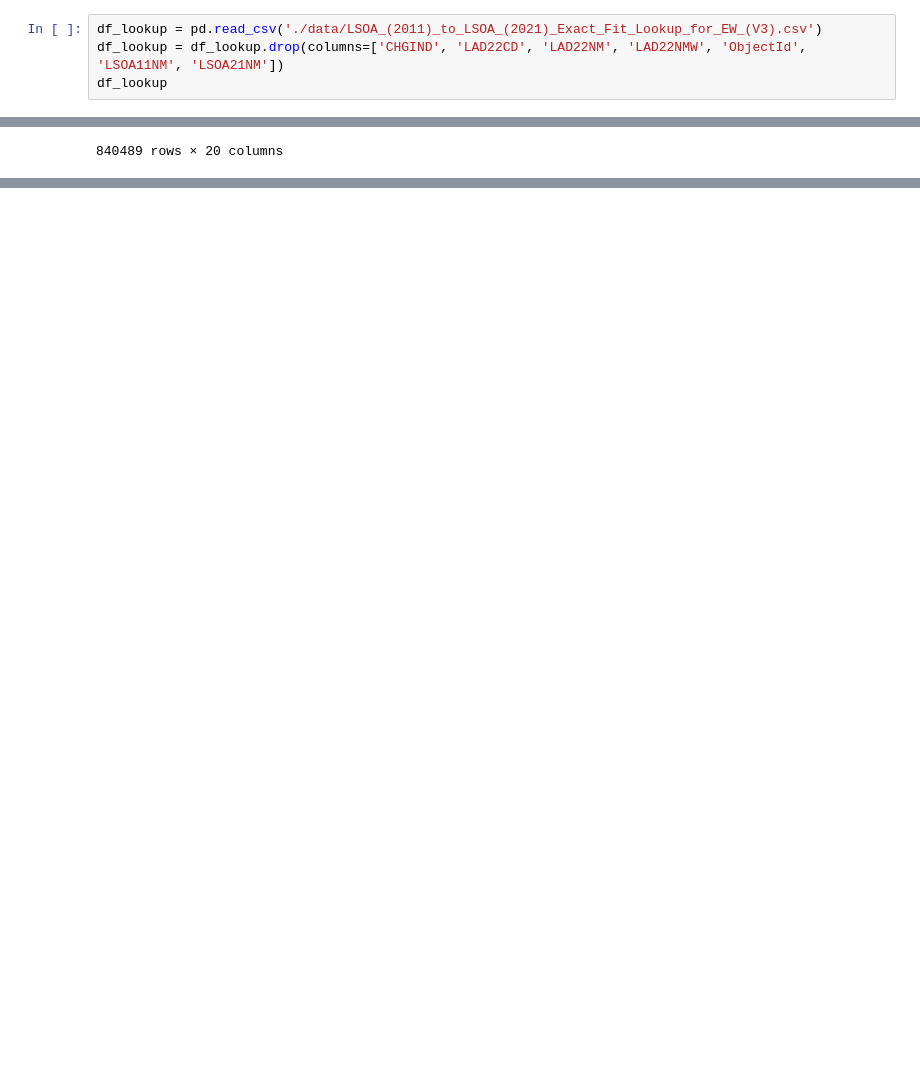
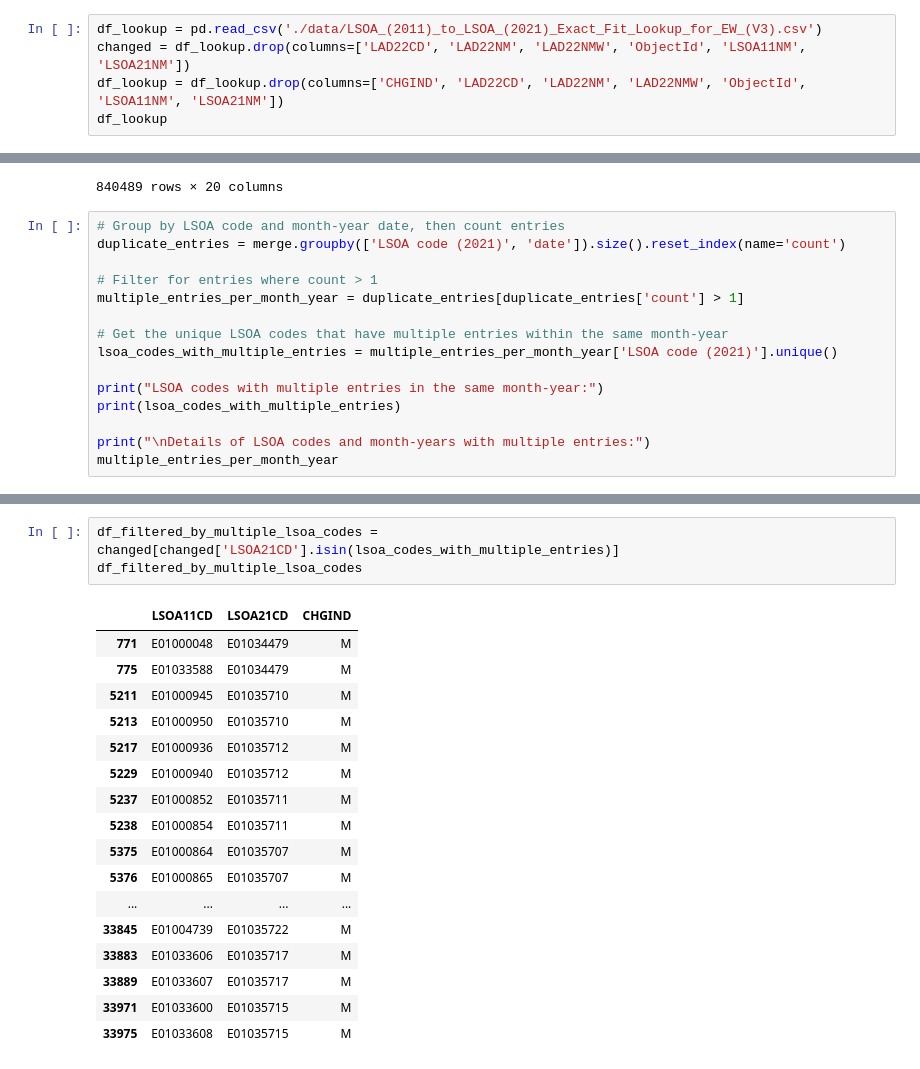
Before and after one commit to skyrimer/ARWCASP, a Jupyter notebook: Merge.ipynb, the cells around one changed output, grey strips where cells are left out. Drawn from its saved outputs; the diff is of its cells as text; blank space fills up the shorter version.

```diff
--- a/Merge.ipynb
+++ b/Merge.ipynb
@@ -303,6 +303,7 @@ street['period'].max()
 Period('2025-03', 'M')
 # %%
 df_lookup = pd.read_csv('./data/LSOA_(2011)_to_LSOA_(2021)_Exact_Fit_Lookup_for_EW_(V3).csv')
+changed = df_lookup.drop(columns=['LAD22CD', 'LAD22NM', 'LAD22NMW', 'ObjectId', 'LSOA11NM', 'LSOA21NM'])
 df_lookup = df_lookup.drop(columns=['CHGIND', 'LAD22CD', 'LAD22NM', 'LAD22NMW', 'ObjectId', 'LSOA11NM', 'LSOA21NM'])
 df_lookup
 # %% [output]
@@ -598,3 +599,18 @@ merge
 | 840487 | E01033746 | 12902 | 10921 | 15173 | ... |
 | 840488 | E01033746 | 12902 | 10921 | 15173 | ... |
 840489 rows × 20 columns
+# %%
+# Group by LSOA code and month-year date, then count entries
+duplicate_entries = merge.groupby(['LSOA code (2021)', 'date']).size().reset_index(name='count')
+
+# Filter for entries where count > 1
+multiple_entries_per_month_year = duplicate_entries[duplicate_entries['count'] > 1]
+
+# Get the unique LSOA codes that have multiple entries within the same month-year
+lsoa_codes_with_multiple_entries = multiple_entries_per_month_year['LSOA code (2021)'].unique()
+
+print("LSOA codes with multiple entries in the same month-year:")
+print(lsoa_codes_with_multiple_entries)
+
+print("\nDetails of LSOA codes and month-years with multiple entries:")
+multiple_entries_per_month_year
@@ -600,0 +661,21 @@ merge
+# %%
+df_filtered_by_multiple_lsoa_codes = changed[changed['LSOA21CD'].isin(lsoa_codes_with_multiple_entries)]
+df_filtered_by_multiple_lsoa_codes
+# %% [output]
+|  | LSOA11CD | LSOA21CD | CHGIND |
+| 771 | E01000048 | E01034479 | M |
+| 775 | E01033588 | E01034479 | M |
+| 5211 | E01000945 | E01035710 | M |
+| 5213 | E01000950 | E01035710 | M |
+| 5217 | E01000936 | E01035712 | M |
+| 5229 | E01000940 | E01035712 | M |
+| 5237 | E01000852 | E01035711 | M |
+| 5238 | E01000854 | E01035711 | M |
+| 5375 | E01000864 | E01035707 | M |
+| 5376 | E01000865 | E01035707 | M |
+| ... | ... | ... | ... |
+| 33845 | E01004739 | E01035722 | M |
+| 33883 | E01033606 | E01035717 | M |
+| 33889 | E01033607 | E01035717 | M |
+| 33971 | E01033600 | E01035715 | M |
+| 33975 | E01033608 | E01035715 | M |
```
Also changed, not shown: parts of 13 cells of this notebook, 1 other file.
